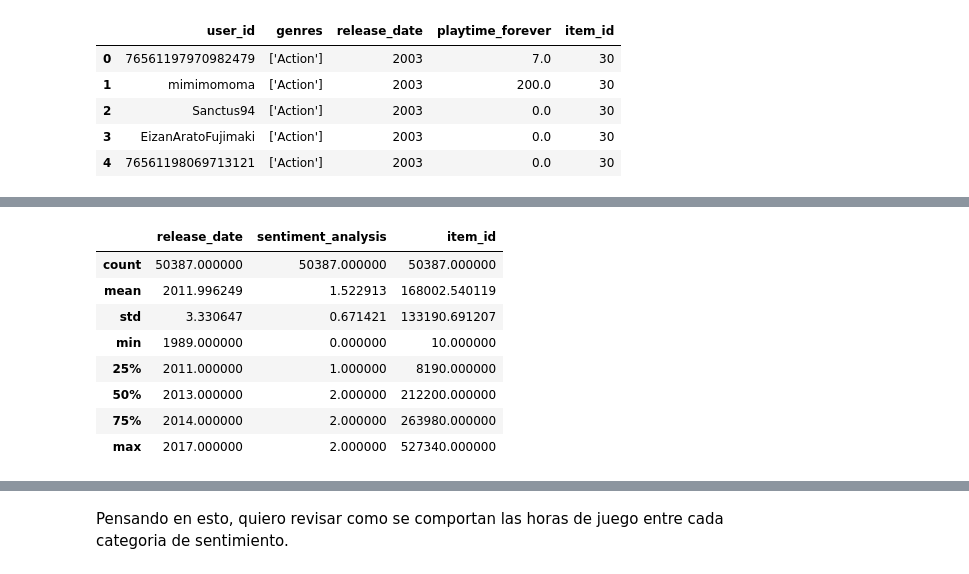
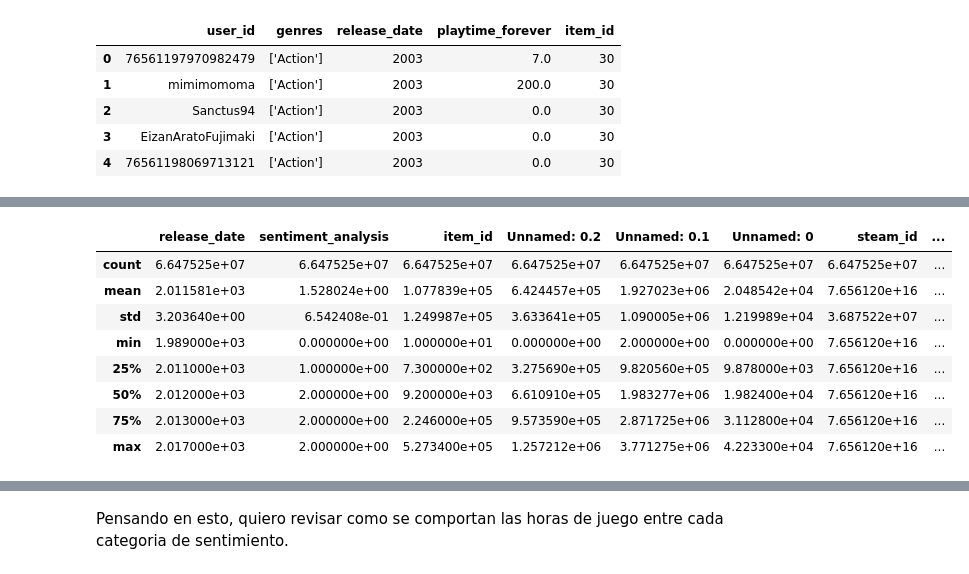
Before and after one commit to Dini96/PI_MLOPs_Oswaldo, a Jupyter notebook: MLOPS.ipynb, the cells around one changed output, grey strips where cells are left out. Drawn from its saved outputs; the diff is of its cells as text; code cells hidden in the pictures.

```diff
--- a/MLOPS.ipynb
+++ b/MLOPS.ipynb
@@ -554,5 +574,5 @@ df_reviews=pd.read_csv("../MLOPs/src/reviews.csv",sep="|")
 
 df_item_games=pd.merge(df_items,df_games, left_on="item_id",right_on="id")[["user_id","genres","release_date","playtime_forever","item_id"]]
 df_reviews_games=pd.merge(df_reviews,df_games,left_on="item_id",right_on="id")[["user_id","release_date","recommend","sentiment_analysis","item_id","app_name"]]
-df_item_reviews=pd.merge(df_items,df_reviews,left_on="item_id",right_on="item_id")
+df_item_games_reviews=pd.merge(df_reviews_games,df_items,left_on="item_id",right_on="item_id")[[]]
 # %%
@@ -576,12 +608,12 @@ df_reviews_games.describe()
 # %%
-df_reviews_games.describe()
+df_item_games_reviews.describe()
 # %% [output]
-|  | release_date | sentiment_analysis | item_id |
-| count | 50387.000000 | 50387.000000 | 50387.000000 |
-| mean | 2011.996249 | 1.522913 | 168002.540119 |
-| std | 3.330647 | 0.671421 | 133190.691207 |
-| min | 1989.000000 | 0.000000 | 10.000000 |
-| 25% | 2011.000000 | 1.000000 | 8190.000000 |
-| 50% | 2013.000000 | 2.000000 | 212200.000000 |
-| 75% | 2014.000000 | 2.000000 | 263980.000000 |
-| max | 2017.000000 | 2.000000 | 527340.000000 |
+|  | release_date | sentiment_analysis | item_id | Unnamed: 0.2 | Unnamed: 0.1 | Unnamed: 0 | steam_id | ... |
+| count | 6.647525e+07 | 6.647525e+07 | 6.647525e+07 | 6.647525e+07 | 6.647525e+07 | 6.647525e+07 | 6.647525e+07 | ... |
+| mean | 2.011581e+03 | 1.528024e+00 | 1.077839e+05 | 6.424457e+05 | 1.927023e+06 | 2.048542e+04 | 7.656120e+16 | ... |
+| std | 3.203640e+00 | 6.542408e-01 | 1.249987e+05 | 3.633641e+05 | 1.090005e+06 | 1.219989e+04 | 3.687522e+07 | ... |
+| min | 1.989000e+03 | 0.000000e+00 | 1.000000e+01 | 0.000000e+00 | 2.000000e+00 | 0.000000e+00 | 7.656120e+16 | ... |
+| 25% | 2.011000e+03 | 1.000000e+00 | 7.300000e+02 | 3.275690e+05 | 9.820560e+05 | 9.878000e+03 | 7.656120e+16 | ... |
+| 50% | 2.012000e+03 | 2.000000e+00 | 9.200000e+03 | 6.610910e+05 | 1.983277e+06 | 1.982400e+04 | 7.656120e+16 | ... |
+| 75% | 2.013000e+03 | 2.000000e+00 | 2.246000e+05 | 9.573590e+05 | 2.871725e+06 | 3.112800e+04 | 7.656120e+16 | ... |
+| max | 2.017000e+03 | 2.000000e+00 | 5.273400e+05 | 1.257212e+06 | 3.771275e+06 | 4.223300e+04 | 7.656120e+16 | ... |
```
Also changed, not shown: parts of 18 cells of this notebook, 1 other file.
